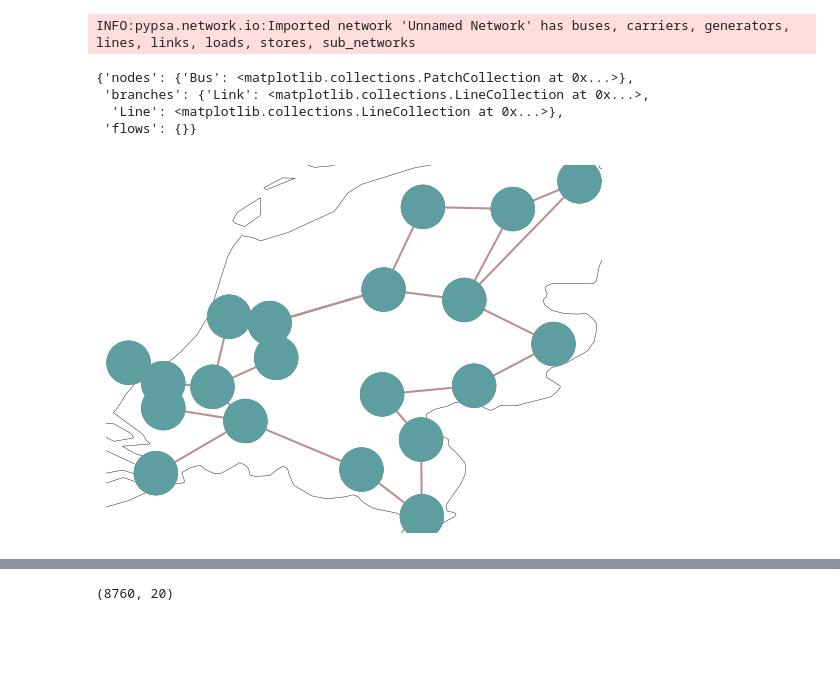
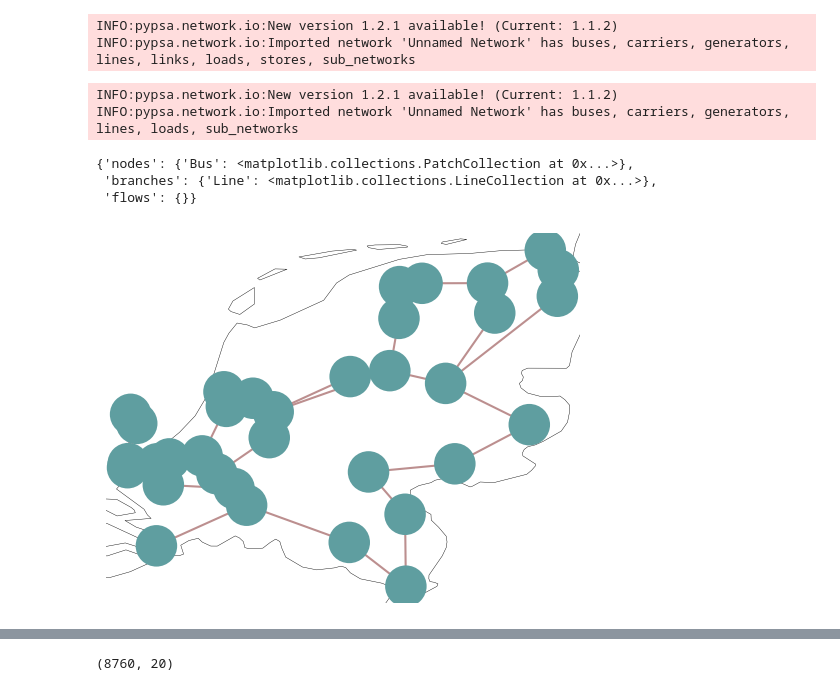
Before and after one commit to alexhtn163/locational-signals-cm, a Jupyter notebook: data/PyPSA-network.ipynb, the cells around one changed output, grey strips where cells are left out. Saved outputs shown, nothing was run; the diff lists cells and outputs as text; code cells hidden in the pictures; blank space fills up the shorter version.

Commit message:
First MILP incl. representative days, different networks

```diff
--- a/data/PyPSA-network.ipynb
+++ b/data/PyPSA-network.ipynb
@@ -18,10 +4,16 @@ df_tot.to_csv(r"C:\Users\Alex\MasterThesis\data\nl20_total_load_timeseries_poc.c
 # %%
 n = pypsa.Network("../external/pypsa-eur/resources/nl20/networks/base_s_20_elec.nc")
-n.plot()
+#n.plot()
 # %% [output]
+INFO:pypsa.network.io:New version 1.2.1 available! (Current: 1.1.2)
 INFO:pypsa.network.io:Imported network 'Unnamed Network' has buses, carriers, generators, lines, links, loads, stores, sub_networks
-{'nodes': {'Bus': <matplotlib.collections.PatchCollection at 0x...>},
- 'branches': {'Link': <matplotlib.collections.LineCollection at 0x...>,
-  'Line': <matplotlib.collections.LineCollection at 0x...>},
- 'flows': {}}
-[figure, removed]
+# %%
+n34 = pypsa.Network("../external/pypsa-eur/resources/nl34/networks/base_s_34_elec.nc")
+n34.plot()
+# %% [output]
+INFO:pypsa.network.io:New version 1.2.1 available! (Current: 1.1.2)
+INFO:pypsa.network.io:Imported network 'Unnamed Network' has buses, carriers, generators, lines, loads, sub_networks
+{'nodes': {'Bus': <matplotlib.collections.PatchCollection at 0x...>},
+ 'branches': {'Line': <matplotlib.collections.LineCollection at 0x...>},
+ 'flows': {}}
+[figure, added]
```
Also changed, not shown: parts of 23 cells of this notebook, 52 other files.
